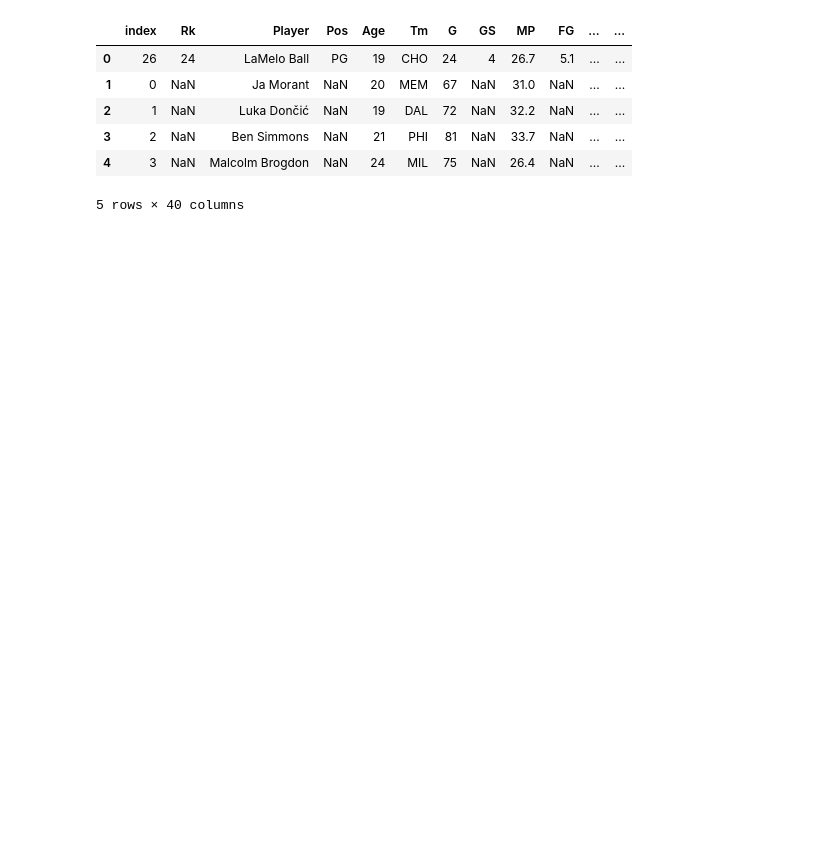
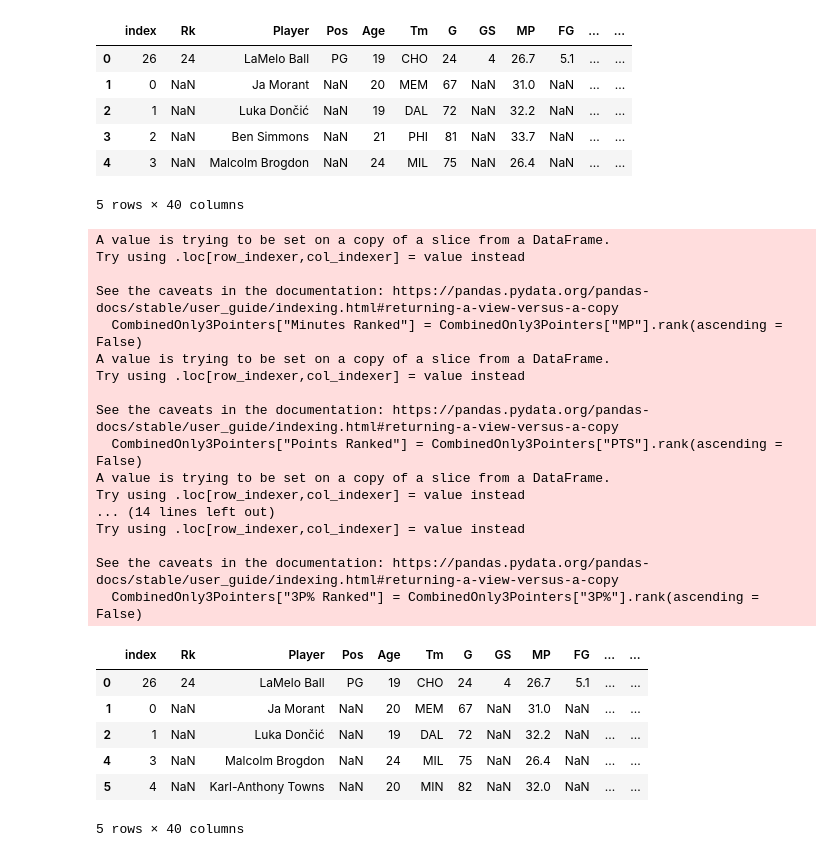
Before and after one commit to pdholakia98/DholakiaSportsAnalytics, a Jupyter notebook: _notebooks/2021-02-08-Lamelo-Ball-Analysis.ipynb, the cells around one changed output. Drawn from its saved outputs; the diff is of its cells as text; code cells hidden in the pictures; blank space fills up the shorter version.

```diff
--- a/_notebooks/2021-02-08-Lamelo-Ball-Analysis.ipynb
+++ b/_notebooks/2021-02-08-Lamelo-Ball-Analysis.ipynb
@@ -267,3 +279,45 @@ Combined.head()
 | 3 | 2 | NaN | Ben Simmons | NaN | 21 | PHI | 81 | NaN | 33.7 | NaN | ... | ... |
 | 4 | 3 | NaN | Malcolm Brogdon | NaN | 24 | MIL | 75 | NaN | 26.4 | NaN | ... | ... |
 5 rows × 40 columns
+# %%
+#hide
+CombinedOnly3Pointers = Combined[(Combined["3P%"] > 0)]
+
+CombinedOnly3Pointers["Minutes Ranked"] = CombinedOnly3Pointers["MP"].rank(ascending = False)
+
+CombinedOnly3Pointers["Points Ranked"] = CombinedOnly3Pointers["PTS"].rank(ascending = False)
+
+CombinedOnly3Pointers["Assists Ranked"] = CombinedOnly3Pointers["AST"].rank(ascending = False)
+
+CombinedOnly3Pointers["Steals Ranked"] = CombinedOnly3Pointers["STL"].rank(ascending = False)
+
+CombinedOnly3Pointers["FG% Ranked"] = CombinedOnly3Pointers["FG%"].rank(ascending = False)
+
+CombinedOnly3Pointers["3P% Ranked"] = CombinedOnly3Pointers["3P%"].rank(ascending = False)
+
+CombinedOnly3Pointers.head()
+# %% [output]
+A value is trying to be set on a copy of a slice from a DataFrame.
+Try using .loc[row_indexer,col_indexer] = value instead
+
+See the caveats in the documentation: https://pandas.pydata.org/pandas-docs/stable/user_guide/indexing.html#returning-a-view-versus-a-copy
+  CombinedOnly3Pointers["Minutes Ranked"] = CombinedOnly3Pointers["MP"].rank(ascending = False)
+A value is trying to be set on a copy of a slice from a DataFrame.
+Try using .loc[row_indexer,col_indexer] = value instead
+
+See the caveats in the documentation: https://pandas.pydata.org/pandas-docs/stable/user_guide/indexing.html#returning-a-view-versus-a-copy
+  CombinedOnly3Pointers["Points Ranked"] = CombinedOnly3Pointers["PTS"].rank(ascending = False)
+A value is trying to be set on a copy of a slice from a DataFrame.
+Try using .loc[row_indexer,col_indexer] = value instead
+... (14 lines left out)
+Try using .loc[row_indexer,col_indexer] = value instead
+
+See the caveats in the documentation: https://pandas.pydata.org/pandas-docs/stable/user_guide/indexing.html#returning-a-view-versus-a-copy
+  CombinedOnly3Pointers["3P% Ranked"] = CombinedOnly3Pointers["3P%"].rank(ascending = False)
+|  | index | Rk | Player | Pos | Age | Tm | G | GS | MP | FG | ... | ... |
+| 0 | 26 | 24 | LaMelo Ball | PG | 19 | CHO | 24 | 4 | 26.7 | 5.1 | ... | ... |
+| 1 | 0 | NaN | Ja Morant | NaN | 20 | MEM | 67 | NaN | 31.0 | NaN | ... | ... |
+| 2 | 1 | NaN | Luka Dončić | NaN | 19 | DAL | 72 | NaN | 32.2 | NaN | ... | ... |
+| 4 | 3 | NaN | Malcolm Brogdon | NaN | 24 | MIL | 75 | NaN | 26.4 | NaN | ... | ... |
+| 5 | 4 | NaN | Karl-Anthony Towns | NaN | 20 | MIN | 82 | NaN | 32.0 | NaN | ... | ... |
+5 rows × 40 columns
```
Also changed, not shown: parts of 6 cells of this notebook.
